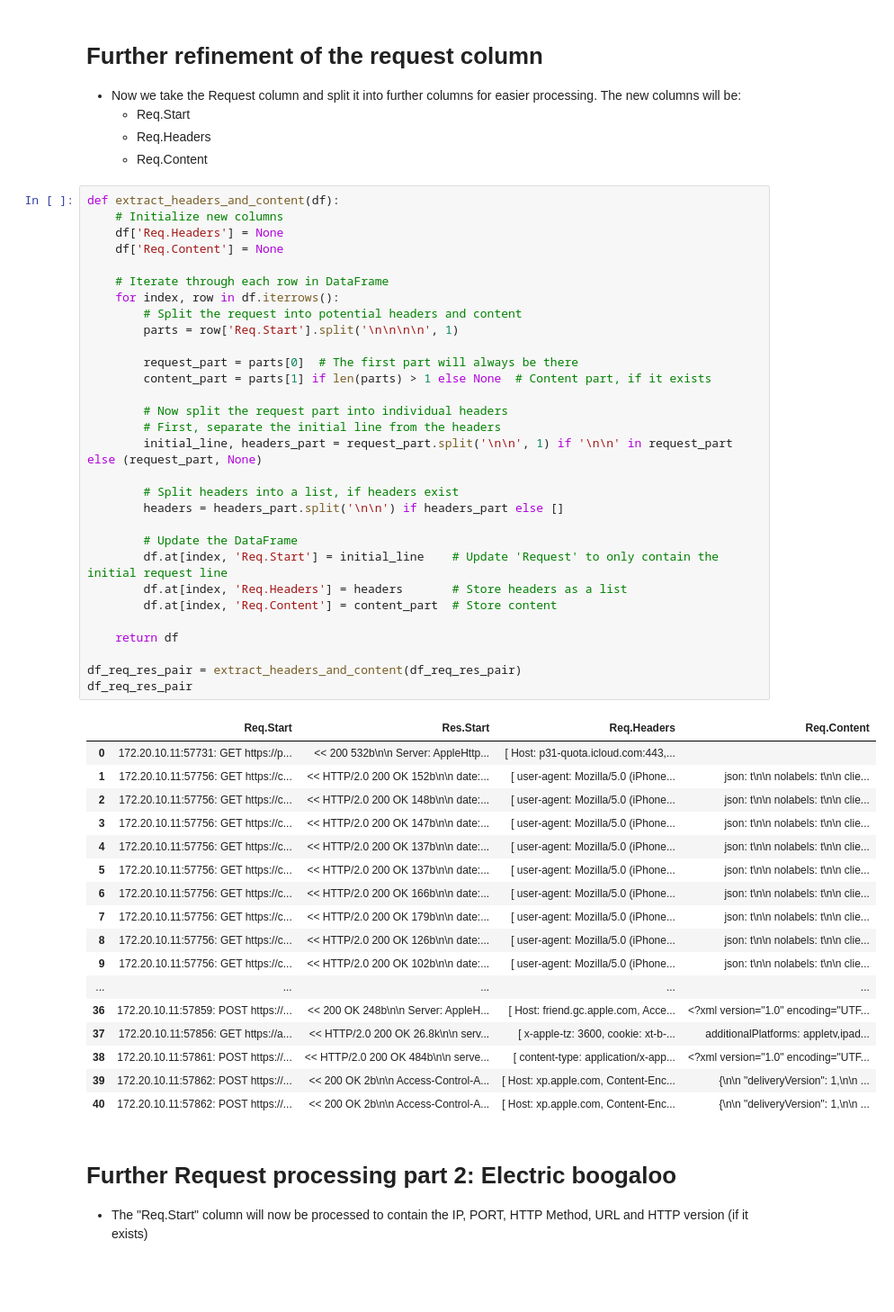
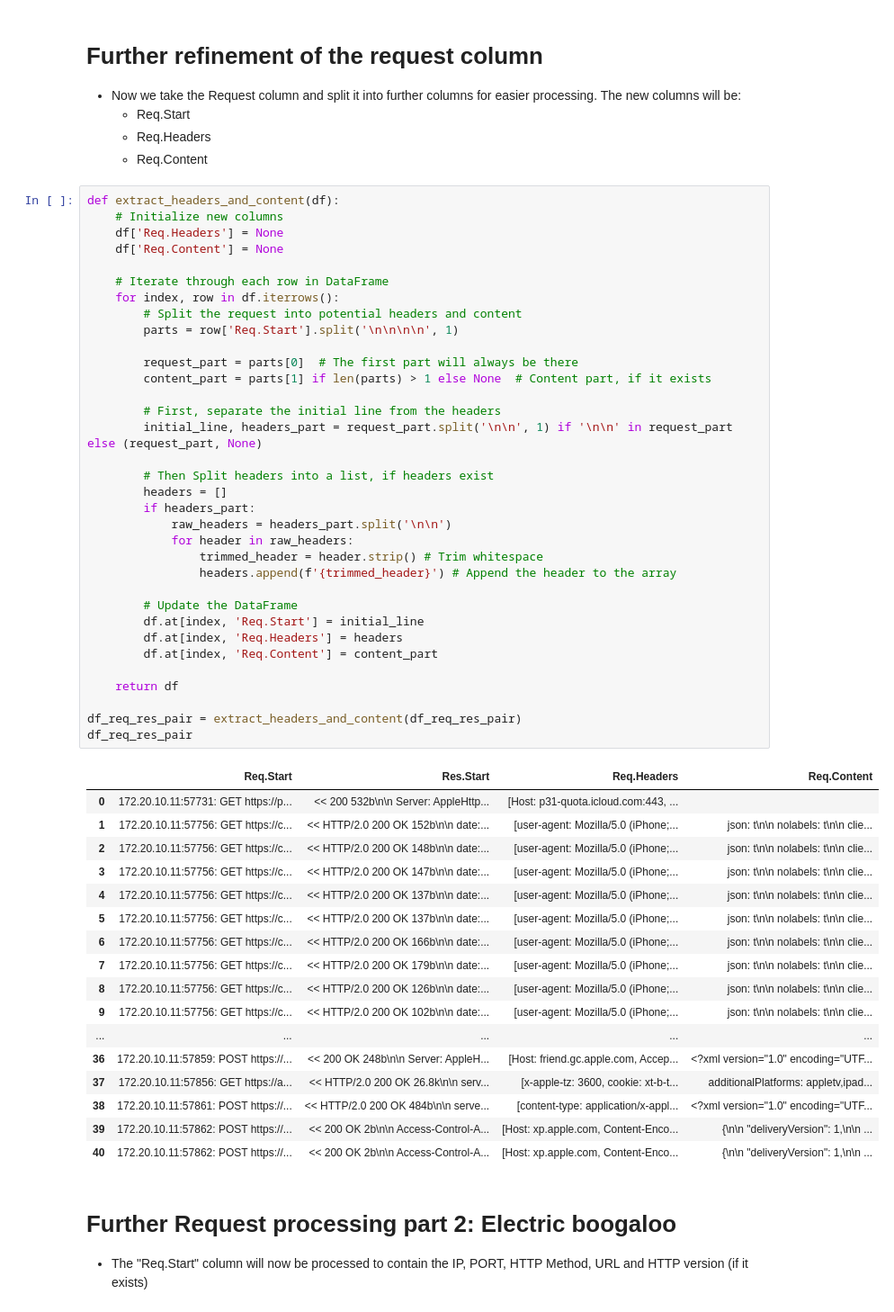
Before and after one commit to BenRedic-FyFazan/sofloppa_bachelor, a Jupyter notebook: notebooks/parse_mitmp_output.ipynb, the cells around one changed output. Shown at 90% size. Cells and saved outputs as stored; diff of their text form; blank space fills up the shorter version.

```diff
--- a/notebooks/parse_mitmp_output.ipynb
+++ b/notebooks/parse_mitmp_output.ipynb
@@ -112,51 +112,55 @@ df_req_res_pair
 # %%
 def extract_headers_and_content(df):
     # Initialize new columns
     df['Req.Headers'] = None
     df['Req.Content'] = None
 
     # Iterate through each row in DataFrame
     for index, row in df.iterrows():
         # Split the request into potential headers and content
         parts = row['Req.Start'].split('\n\n\n\n', 1)
 
         request_part = parts[0]  # The first part will always be there
         content_part = parts[1] if len(parts) > 1 else None  # Content part, if it exists
 
-        # Now split the request part into individual headers
         # First, separate the initial line from the headers
         initial_line, headers_part = request_part.split('\n\n', 1) if '\n\n' in request_part else (request_part, None)
 
-        # Split headers into a list, if headers exist
-        headers = headers_part.split('\n\n') if headers_part else []
+        # Then Split headers into a list, if headers exist
+        headers = []
+        if headers_part:
+            raw_headers = headers_part.split('\n\n')
+            for header in raw_headers:
+                trimmed_header = header.strip() # Trim whitespace
+                headers.append(f'{trimmed_header}') # Append the header to the array
 
         # Update the DataFrame
-        df.at[index, 'Req.Start'] = initial_line    # Update 'Request' to only contain the initial request line
-        df.at[index, 'Req.Headers'] = headers       # Store headers as a list
-        df.at[index, 'Req.Content'] = content_part  # Store content
+        df.at[index, 'Req.Start'] = initial_line
+        df.at[index, 'Req.Headers'] = headers
+        df.at[index, 'Req.Content'] = content_part
 
     return df
 
 df_req_res_pair = extract_headers_and_content(df_req_res_pair)
 df_req_res_pair
 # %% [output]
 |  | Req.Start | Res.Start | Req.Headers | Req.Content |
-| 0 | 172.20.10.11:57731: GET https://p... | << 200 532b\n\n Server: AppleHttp... | [ Host: p31-quota.icloud.com:443,... |  |
-| 1 | 172.20.10.11:57756: GET https://c... | << HTTP/2.0 200 OK 152b\n\n date:... | [ user-agent: Mozilla/5.0 (iPhone... | json: t\n\n nolabels: t\n\n clie... |
-| 2 | 172.20.10.11:57756: GET https://c... | << HTTP/2.0 200 OK 148b\n\n date:... | [ user-agent: Mozilla/5.0 (iPhone... | json: t\n\n nolabels: t\n\n clie... |
-| 3 | 172.20.10.11:57756: GET https://c... | << HTTP/2.0 200 OK 147b\n\n date:... | [ user-agent: Mozilla/5.0 (iPhone... | json: t\n\n nolabels: t\n\n clie... |
-| 4 | 172.20.10.11:57756: GET https://c... | << HTTP/2.0 200 OK 137b\n\n date:... | [ user-agent: Mozilla/5.0 (iPhone... | json: t\n\n nolabels: t\n\n clie... |
-| 5 | 172.20.10.11:57756: GET https://c... | << HTTP/2.0 200 OK 137b\n\n date:... | [ user-agent: Mozilla/5.0 (iPhone... | json: t\n\n nolabels: t\n\n clie... |
-| 6 | 172.20.10.11:57756: GET https://c... | << HTTP/2.0 200 OK 166b\n\n date:... | [ user-agent: Mozilla/5.0 (iPhone... | json: t\n\n nolabels: t\n\n clie... |
-| 7 | 172.20.10.11:57756: GET https://c... | << HTTP/2.0 200 OK 179b\n\n date:... | [ user-agent: Mozilla/5.0 (iPhone... | json: t\n\n nolabels: t\n\n clie... |
-| 8 | 172.20.10.11:57756: GET https://c... | << HTTP/2.0 200 OK 126b\n\n date:... | [ user-agent: Mozilla/5.0 (iPhone... | json: t\n\n nolabels: t\n\n clie... |
-| 9 | 172.20.10.11:57756: GET https://c... | << HTTP/2.0 200 OK 102b\n\n date:... | [ user-agent: Mozilla/5.0 (iPhone... | json: t\n\n nolabels: t\n\n clie... |
+| 0 | 172.20.10.11:57731: GET https://p... | << 200 532b\n\n Server: AppleHttp... | [Host: p31-quota.icloud.com:443, ... |  |
+| 1 | 172.20.10.11:57756: GET https://c... | << HTTP/2.0 200 OK 152b\n\n date:... | [user-agent: Mozilla/5.0 (iPhone;... | json: t\n\n nolabels: t\n\n clie... |
+| 2 | 172.20.10.11:57756: GET https://c... | << HTTP/2.0 200 OK 148b\n\n date:... | [user-agent: Mozilla/5.0 (iPhone;... | json: t\n\n nolabels: t\n\n clie... |
+| 3 | 172.20.10.11:57756: GET https://c... | << HTTP/2.0 200 OK 147b\n\n date:... | [user-agent: Mozilla/5.0 (iPhone;... | json: t\n\n nolabels: t\n\n clie... |
+| 4 | 172.20.10.11:57756: GET https://c... | << HTTP/2.0 200 OK 137b\n\n date:... | [user-agent: Mozilla/5.0 (iPhone;... | json: t\n\n nolabels: t\n\n clie... |
+| 5 | 172.20.10.11:57756: GET https://c... | << HTTP/2.0 200 OK 137b\n\n date:... | [user-agent: Mozilla/5.0 (iPhone;... | json: t\n\n nolabels: t\n\n clie... |
+| 6 | 172.20.10.11:57756: GET https://c... | << HTTP/2.0 200 OK 166b\n\n date:... | [user-agent: Mozilla/5.0 (iPhone;... | json: t\n\n nolabels: t\n\n clie... |
+| 7 | 172.20.10.11:57756: GET https://c... | << HTTP/2.0 200 OK 179b\n\n date:... | [user-agent: Mozilla/5.0 (iPhone;... | json: t\n\n nolabels: t\n\n clie... |
+| 8 | 172.20.10.11:57756: GET https://c... | << HTTP/2.0 200 OK 126b\n\n date:... | [user-agent: Mozilla/5.0 (iPhone;... | json: t\n\n nolabels: t\n\n clie... |
+| 9 | 172.20.10.11:57756: GET https://c... | << HTTP/2.0 200 OK 102b\n\n date:... | [user-agent: Mozilla/5.0 (iPhone;... | json: t\n\n nolabels: t\n\n clie... |
 | ... | ... | ... | ... | ... |
-| 36 | 172.20.10.11:57859: POST https://... | << 200 OK 248b\n\n Server: AppleH... | [ Host: friend.gc.apple.com, Acce... | <?xml version="1.0" encoding="UTF... |
-| 37 | 172.20.10.11:57856: GET https://a... | << HTTP/2.0 200 OK 26.8k\n\n serv... | [ x-apple-tz: 3600, cookie: xt-b-... | additionalPlatforms: appletv,ipad... |
-| 38 | 172.20.10.11:57861: POST https://... | << HTTP/2.0 200 OK 484b\n\n serve... | [ content-type: application/x-app... | <?xml version="1.0" encoding="UTF... |
-| 39 | 172.20.10.11:57862: POST https://... | << 200 OK 2b\n\n Access-Control-A... | [ Host: xp.apple.com, Content-Enc... | {\n\n "deliveryVersion": 1,\n\n ... |
-| 40 | 172.20.10.11:57862: POST https://... | << 200 OK 2b\n\n Access-Control-A... | [ Host: xp.apple.com, Content-Enc... | {\n\n "deliveryVersion": 1,\n\n ... |
+| 36 | 172.20.10.11:57859: POST https://... | << 200 OK 248b\n\n Server: AppleH... | [Host: friend.gc.apple.com, Accep... | <?xml version="1.0" encoding="UTF... |
+| 37 | 172.20.10.11:57856: GET https://a... | << HTTP/2.0 200 OK 26.8k\n\n serv... | [x-apple-tz: 3600, cookie: xt-b-t... | additionalPlatforms: appletv,ipad... |
+| 38 | 172.20.10.11:57861: POST https://... | << HTTP/2.0 200 OK 484b\n\n serve... | [content-type: application/x-appl... | <?xml version="1.0" encoding="UTF... |
+| 39 | 172.20.10.11:57862: POST https://... | << 200 OK 2b\n\n Access-Control-A... | [Host: xp.apple.com, Content-Enco... | {\n\n "deliveryVersion": 1,\n\n ... |
+| 40 | 172.20.10.11:57862: POST https://... | << 200 OK 2b\n\n Access-Control-A... | [Host: xp.apple.com, Content-Enco... | {\n\n "deliveryVersion": 1,\n\n ... |
 # %% [markdown]
 # Further Request processing part 2: Electric boogaloo
 - The "Req.Start" column will now be processed to contain the IP, PORT, HTTP Method, URL and HTTP version (if it exists)
```
Also changed, not shown: parts of 6 cells of this notebook.
